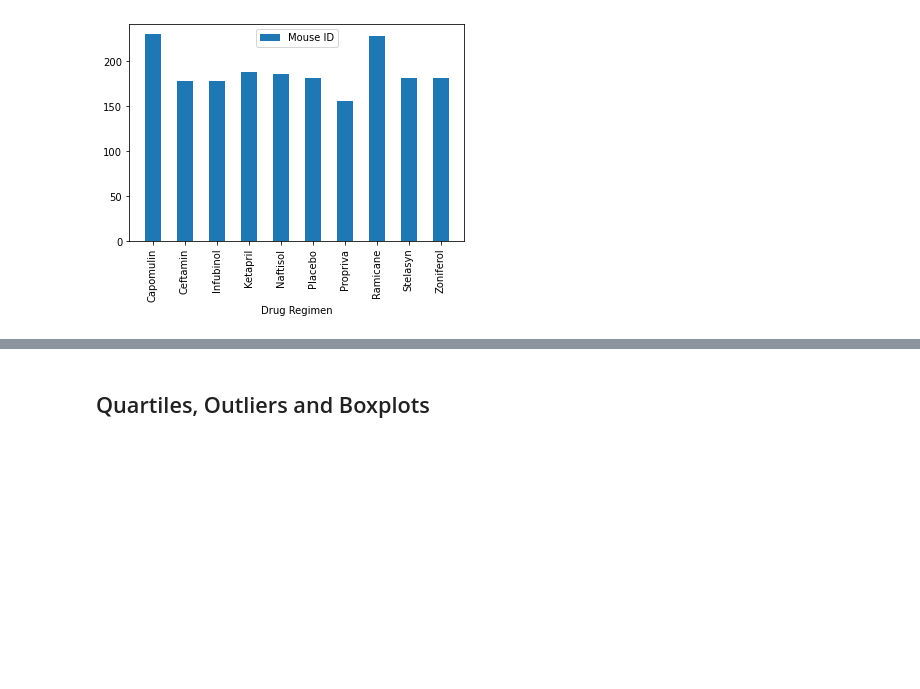
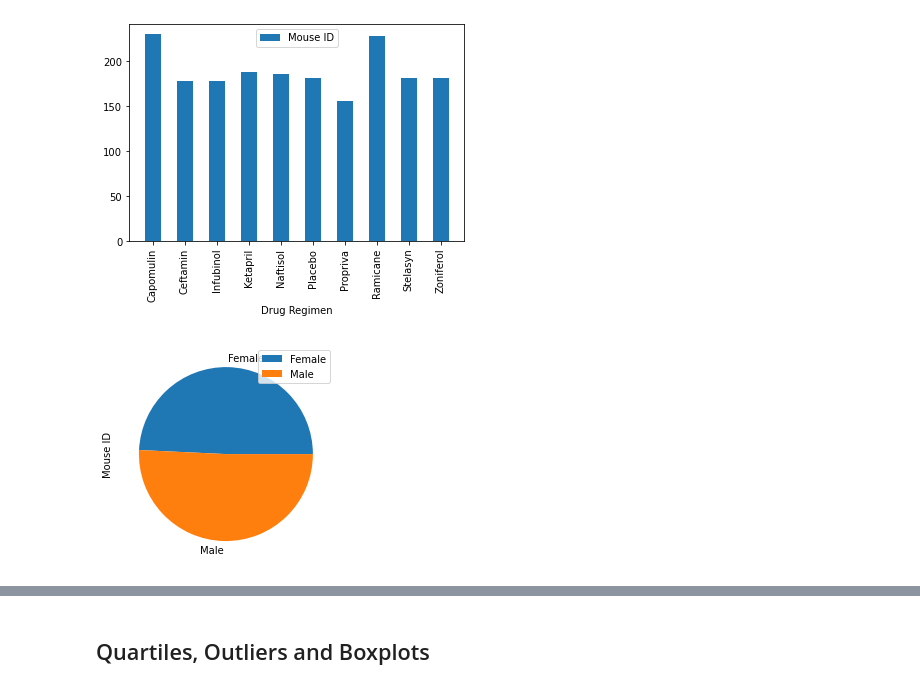
Before and after one commit to JGarvert/Matplotlib_homework, a Jupyter notebook: pymaceuticals_starter.ipynb, the cells around one changed output, grey strips where cells are left out. Cells and saved outputs as stored; diff of their text form; code cells hidden in the pictures; blank space fills up the shorter version.

Commit message:
pie charts

```diff
--- a/pymaceuticals_starter.ipynb
+++ b/pymaceuticals_starter.ipynb
@@ -164,5 +164,9 @@ plt.show()
 [figure]
 # %%
 # Generate a pie plot showing the distribution of female versus male mice using pandas
+sex_dist = pd.DataFrame(study_data.groupby('Sex')["Mouse ID"].count())
+sex_pie_pandas = sex_dist.plot.pie(y ='Mouse ID')
+# %% [output]
+[figure, added]
 # %%
 # Generate a pie plot showing the distribution of female versus male mice using pyplot
```
Also changed, not shown: parts of 1 cell of this notebook.
